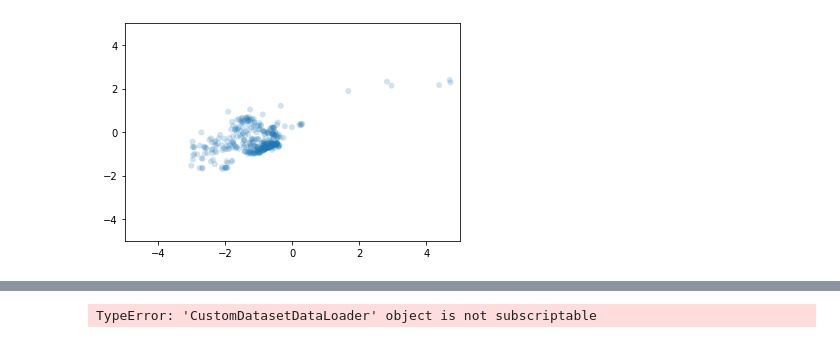
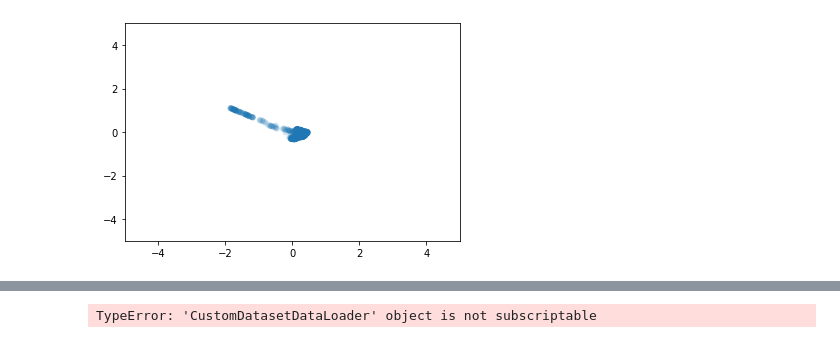
Before and after one commit to jayin92/TerrainGAN, a Jupyter notebook: PCA.ipynb, the cells around one changed output, grey strips where cells are left out. Saved outputs shown, nothing was run; the diff lists cells and outputs as text; code cells hidden in the pictures.

```diff
--- a/PCA.ipynb
+++ b/PCA.ipynb
@@ -145,10 +156,8 @@ def PCA_svd(X, k, center=True):
     return components
 # %%
 U=PCA_svd(latent.cpu(), 8)
-# %%
-scat(latent[0:400].cpu().double())
-scat(latent[30000:30400].cpu().double())
-scat(latent[20000:20400].cpu().double())
-# %% [output]
-[figure, removed]
+# %%
+scat((latent)[0:1000].cpu().double())
+# %% [output]
+[figure, added]
 # %%
```
Also changed, not shown: parts of 18 cells of this notebook, 14 other files.
